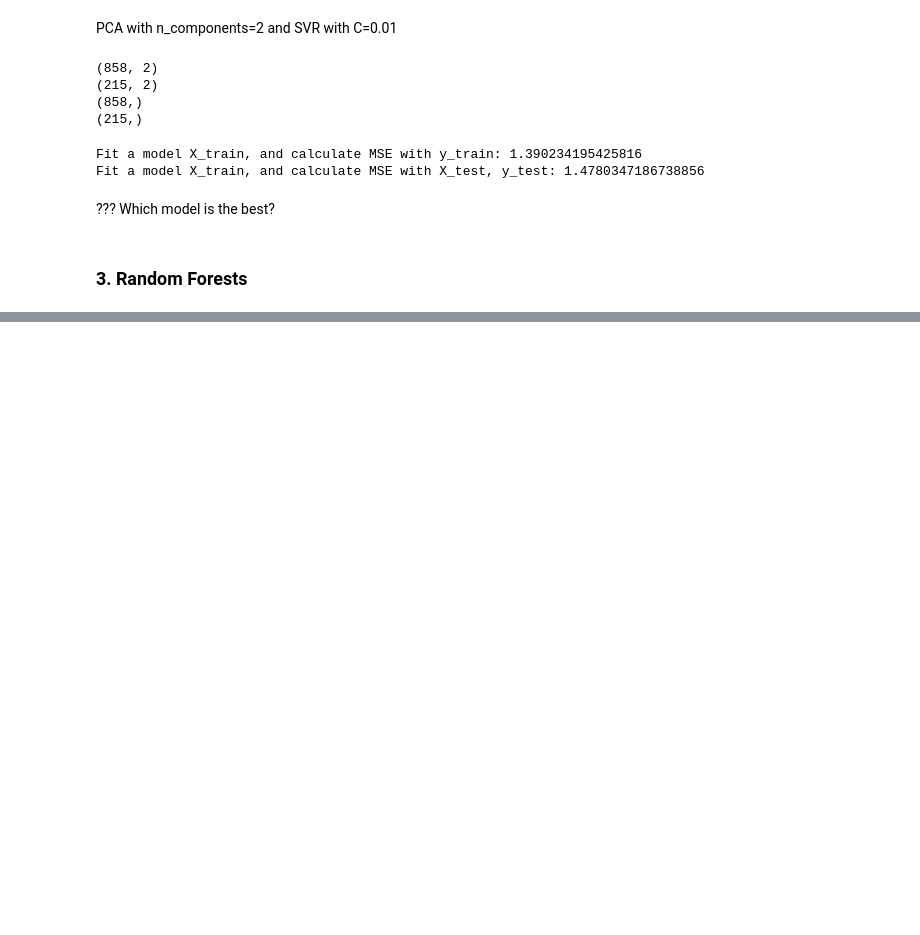
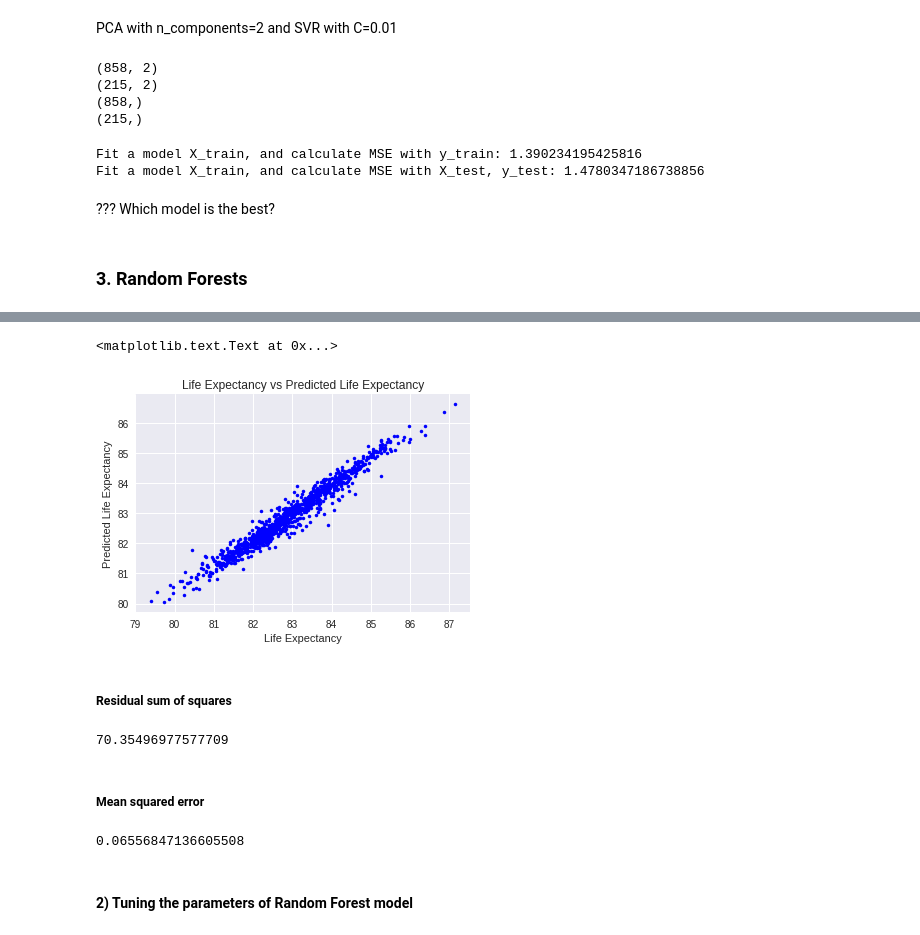
Before and after one commit to anxin16/Capstone-Project-2, a Jupyter notebook: Capstone-Report/Capstone-3.ipynb, the cells around one changed output, grey strips where cells are left out. Cells and saved outputs as stored; diff of their text form; code cells hidden in the pictures; blank space fills up the shorter version.

```diff
--- a/Capstone-Report/Capstone-3.ipynb
+++ b/Capstone-Report/Capstone-3.ipynb
@@ -1097,0 +1149,23 @@ Fit a model X_train, and calculate MSE with X_test, y_test: 1.4780347186738856
+# %%
+# True life expectancy compared to the predicted life expectancy
+plt.plot(y, rfr.predict(X0), 'b.')
+plt.xlabel('Life Expectancy')
+plt.ylabel('Predicted Life Expectancy')
+plt.title('Life Expectancy vs Predicted Life Expectancy')
+# %% [output]
+<matplotlib.text.Text at 0x...>
+[figure, added]
+# %% [markdown]
+##### Residual sum of squares
+# %%
+print(np.sum((y - rfr.predict(X0)) ** 2))
+# %% [output]
+70.35496977577709
+# %% [markdown]
+##### Mean squared error
+# %%
+print(np.mean((y - rfr.predict(X0)) ** 2))
+# %% [output]
+0.06556847136605508
+# %% [markdown]
+#### 2) Tuning the parameters of Random Forest model
```
Also changed, not shown: parts of 54 cells of this notebook.
